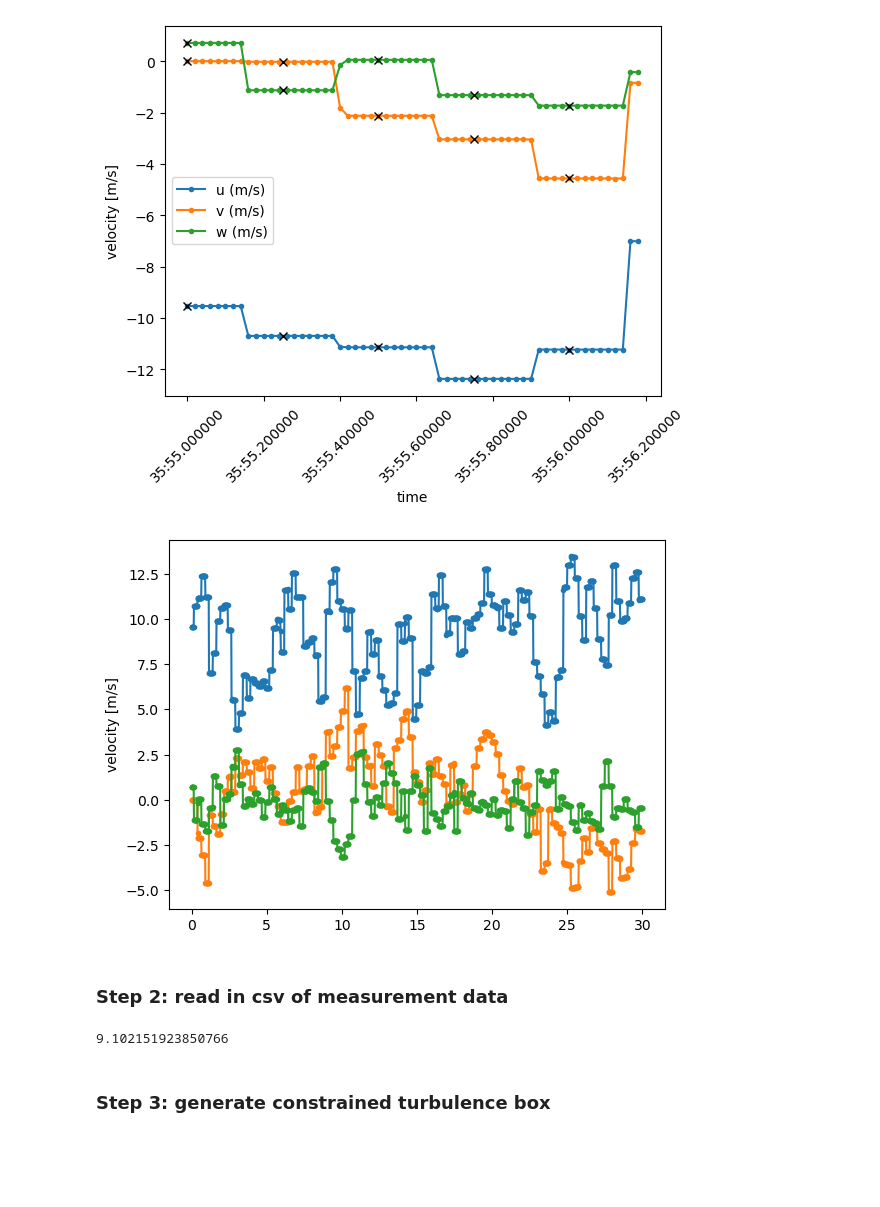
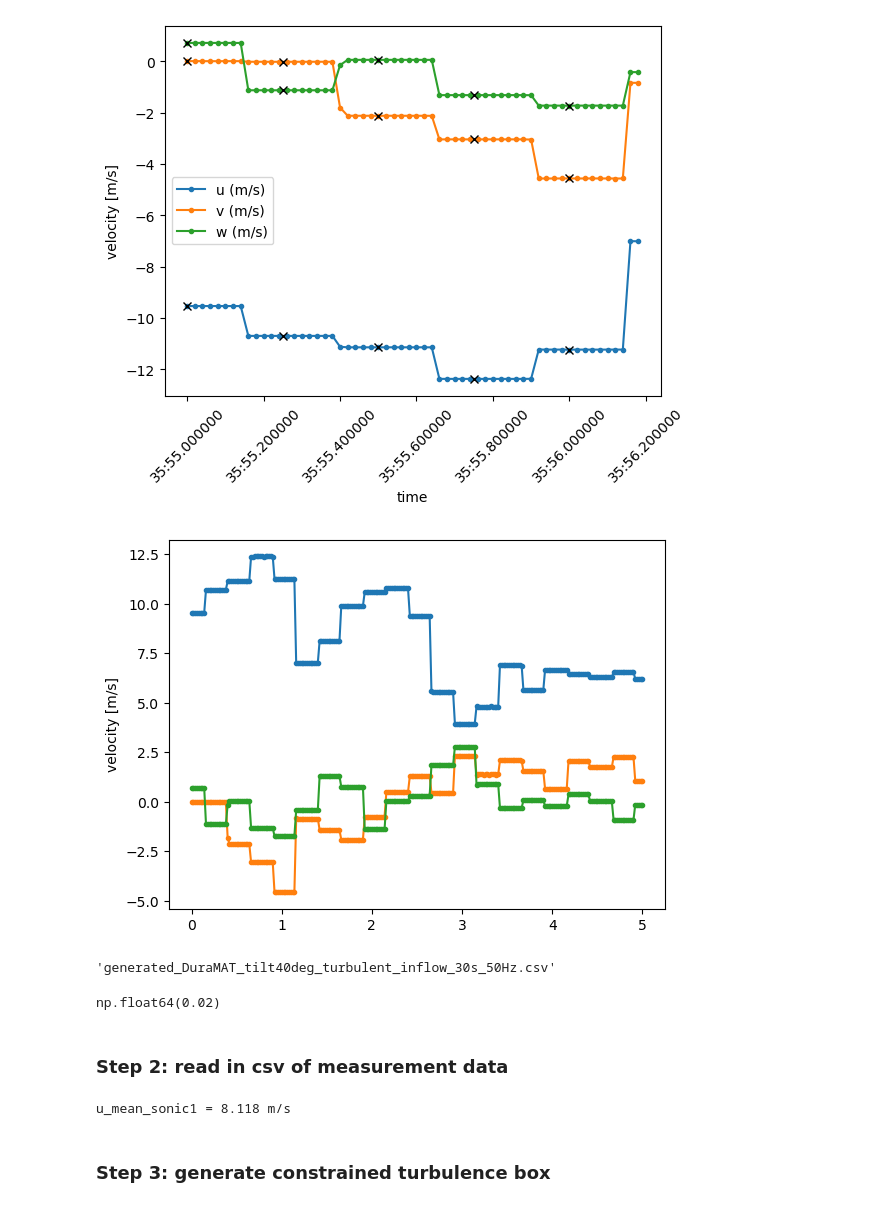
Before and after one commit to brookeslawski/pyconturb-pvade, a Jupyter notebook: duramat_constrained_turb.ipynb, the cells around one changed output. Cells and saved outputs as stored; diff of their text form; code cells hidden in the pictures; blank space fills up the shorter version.

```diff
--- a/duramat_constrained_turb.ipynb
+++ b/duramat_constrained_turb.ipynb
@@ -18,7 +18,7 @@ copied from [PyConTurb example](https://pyconturb.pages.windenergy.dtu.dk/pycont
 # %%
 # sonic position
 x_sonic1 = 0.0
-y_sonic1 = 0.0
+y_sonic1 = 4.5
 z_sonic1 = 2.23 # m above ground
 
 sonic_spat_df = gen_spat_grid(y_sonic1, z_sonic1)  # if `comps` not passed in, assumes all 3 components are wanted
@@ -133,22 +133,30 @@ Text(0.5, 0, 'time')
 #     ax.set_xlabel('time [s]')
 # %%
 # optional: cut down duration of signal for testing
-tf_sonic1 = 30.0 # [s] - this is also how long the synthetic turbulence signal will be
+tf_sonic1 = 5.0 # [s] - this is also how long the synthetic turbulence signal will be
 sonic_data = sonic_data.loc[sonic_data.index <= tf_sonic1]
 
 fig, axs = plt.subplots()
 for col in sonic_data.columns:
     plt.plot(sonic_data[col], marker='.', label=col)  # subselect long. wind component
     # plt.plot(sonic_data[col].resample('50L').first(), marker='.', label=col)  # subselect long. wind component
 axs.set_ylabel('velocity [m/s]');
 
 sonic_df = pd.concat([sonic_spat_df, sonic_data], axis=0)
 # sonic_df.head()
 # %% [output]
-[figure, old version]
+[figure, new version]
 # %%
 gen_csv_fname = 'generated_{}_{}s_{}Hz.csv'.format(sonic_data_fn[:34],int(tf_sonic1),int(1/dt))
 sonic_df.to_csv(gen_csv_fname)
+# %%
+gen_csv_fname
+# %% [output]
+'generated_DuraMAT_tilt40deg_turbulent_inflow_30s_50Hz.csv'
+# %%
+dt
+# %% [output]
+np.float64(0.02)
 # %% [markdown]
 ### Step 2: read in csv of measurement data ###
 # %%
@@ -165,9 +173,9 @@ time_df = con_tc.get_time()
 
 # [print(x) for x in time_df.filter(regex='u_', axis=1).mean()];  # print mean values
 u_mean_sonic1 = time_df.filter(regex='u_', axis=1).mean()
-print('u_mean_sonic1 = ', u_mean_sonic1)
+print(f'u_mean_sonic1 = {u_mean_sonic1.values[0]:.3f} m/s')
 # %% [output]
-9.102151923850766
+u_mean_sonic1 = 8.118 m/s
 # %% [markdown]
 ### Step 3: generate constrained turbulence box ###
 # %%
```
Also changed, not shown: parts of 19 cells of this notebook, 2 other files.
